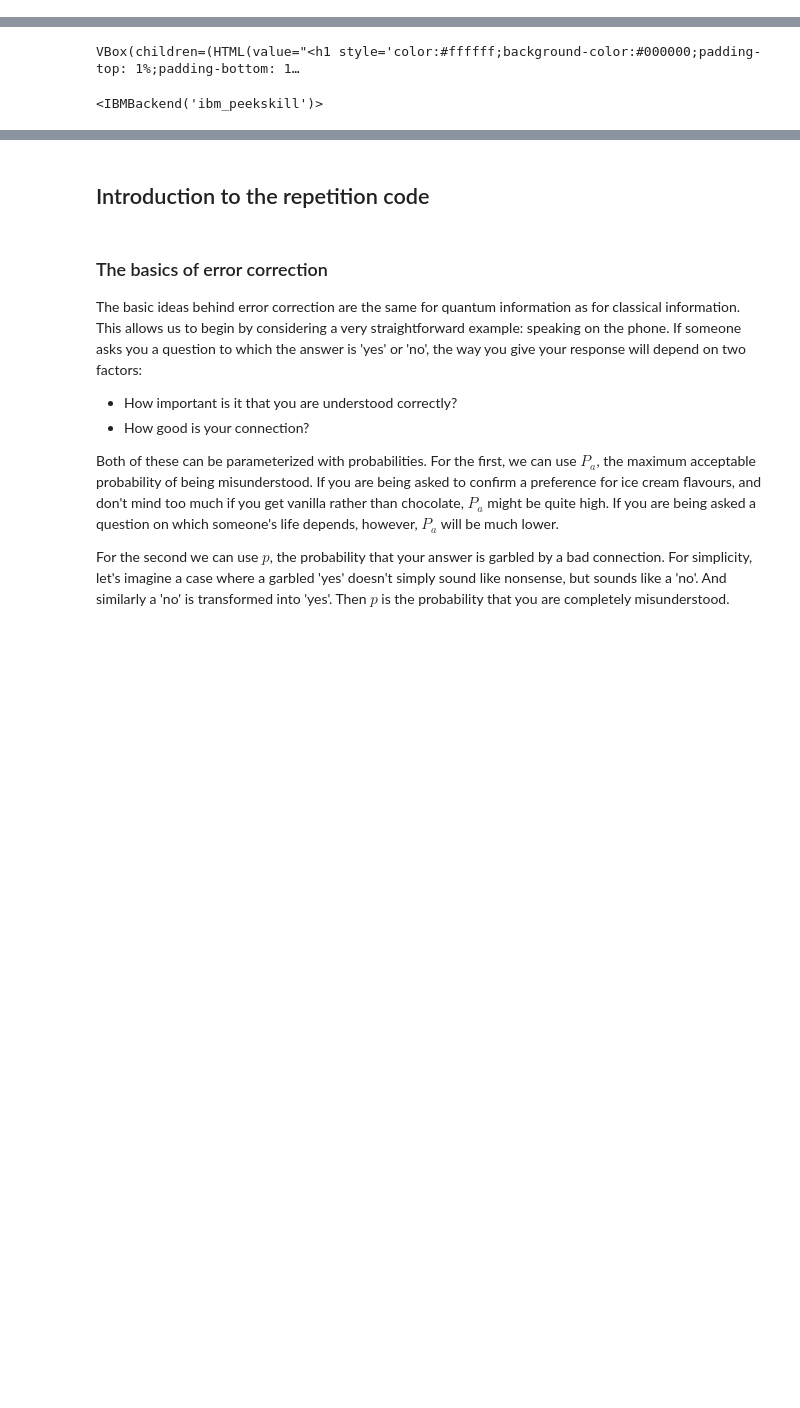
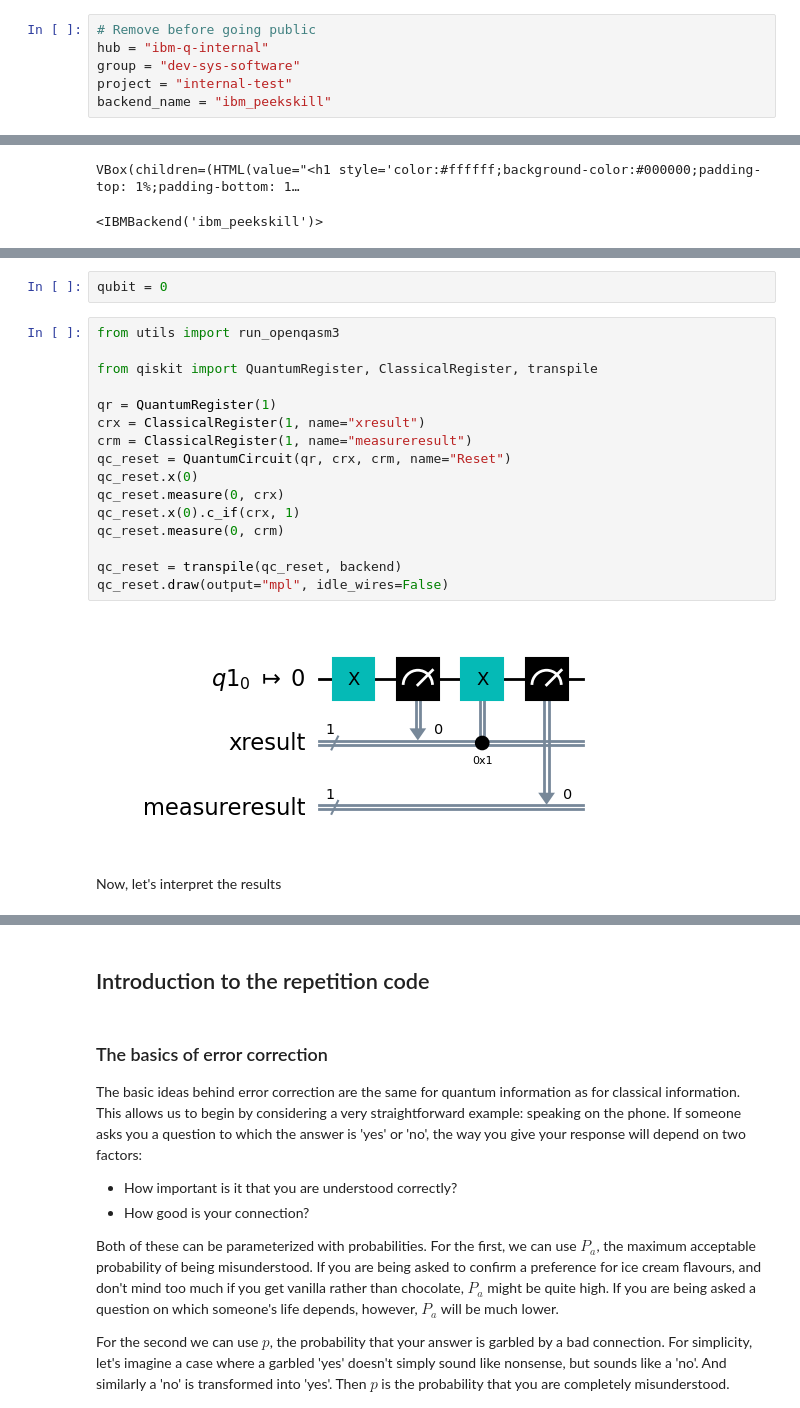
Before and after one commit to taalexander/IEEE-Quantum-Week-2022, a Jupyter notebook: ieee-qec-tutorial-2022.ipynb, the cells around one changed output, grey strips where cells are left out. Saved outputs shown, nothing was run; the diff lists cells and outputs as text; blank space fills up the shorter version.

```diff
--- a/ieee-qec-tutorial-2022.ipynb
+++ b/ieee-qec-tutorial-2022.ipynb
@@ -42,4 +42,10 @@ project = "internal-test"
 backend_name = "ibm_peekskill"
+# %%
+# Remove before going public
+hub = "ibm-q-internal"
+group = "dev-sys-software"
+project = "internal-test"
+backend_name = "ibm_peekskill"
 # %%
 from qiskit.circuit import Delay, Parameter
 from qiskit_ibm_runtime import QiskitRuntimeService
@@ -70,0 +191,22 @@ VBox(children=(HTML(value="<h1 style='color:#ffffff;background-color:#000000;pad
+# %%
+qubit = 0
+# %%
+from utils import run_openqasm3
+
+from qiskit import QuantumRegister, ClassicalRegister, transpile
+
+qr = QuantumRegister(1)
+crx = ClassicalRegister(1, name="xresult")
+crm = ClassicalRegister(1, name="measureresult")
+qc_reset = QuantumCircuit(qr, crx, crm, name="Reset")
+qc_reset.x(0)
+qc_reset.measure(0, crx)
+qc_reset.x(0).c_if(crx, 1)
+qc_reset.measure(0, crm)
+
+qc_reset = transpile(qc_reset, backend)
+qc_reset.draw(output="mpl", idle_wires=False)
+# %% [output]
+[figure, added]
+# %% [markdown]
+Now, let's interpret the results
```
Also changed, not shown: parts of 80 cells of this notebook, 4 other files.
